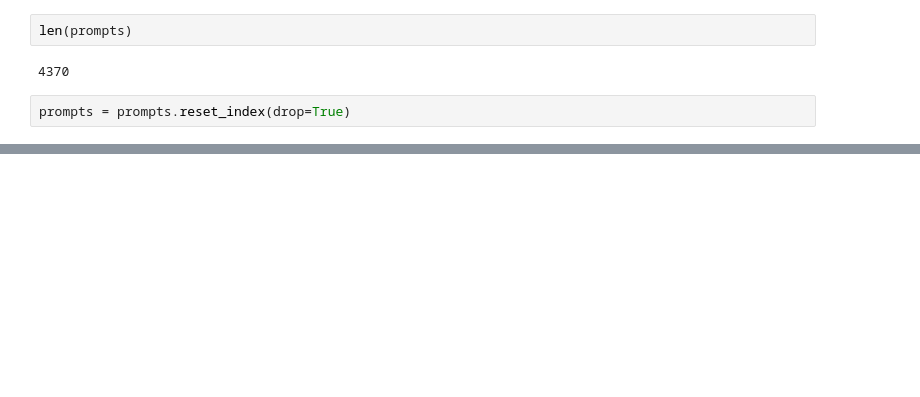
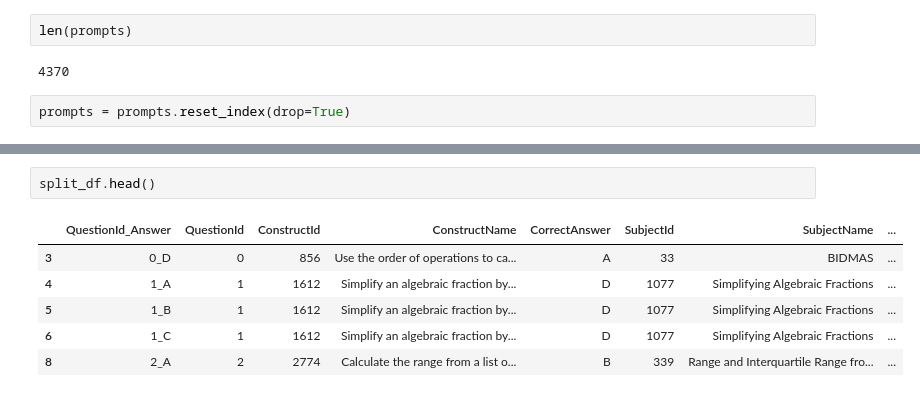
Before and after one commit to zhuzhiyang258/kaggle-Eedi, a Jupyter notebook: preprocess.ipynb, the cells around one changed output, grey strips where cells are left out. Drawn from its saved outputs; the diff is of its cells as text; blank space fills up the shorter version.

```diff
--- a/preprocess.ipynb
+++ b/preprocess.ipynb
@@ -289,0 +344,9 @@ if __name__ == "__main__":
+# %%
+split_df.head()
+# %% [output]
+|  | QuestionId_Answer | QuestionId | ConstructId | ConstructName | CorrectAnswer | SubjectId | SubjectName | ... |
+| 3 | 0_D | 0 | 856 | Use the order of operations to ca... | A | 33 | BIDMAS | ... |
+| 4 | 1_A | 1 | 1612 | Simplify an algebraic fraction by... | D | 1077 | Simplifying Algebraic Fractions | ... |
+| 5 | 1_B | 1 | 1612 | Simplify an algebraic fraction by... | D | 1077 | Simplifying Algebraic Fractions | ... |
+| 6 | 1_C | 1 | 1612 | Simplify an algebraic fraction by... | D | 1077 | Simplifying Algebraic Fractions | ... |
+| 8 | 2_A | 2 | 2774 | Calculate the range from a list o... | B | 339 | Range and Interquartile Range fro... | ... |
```
Also changed, not shown: parts of 13 cells of this notebook, 3 other files.
